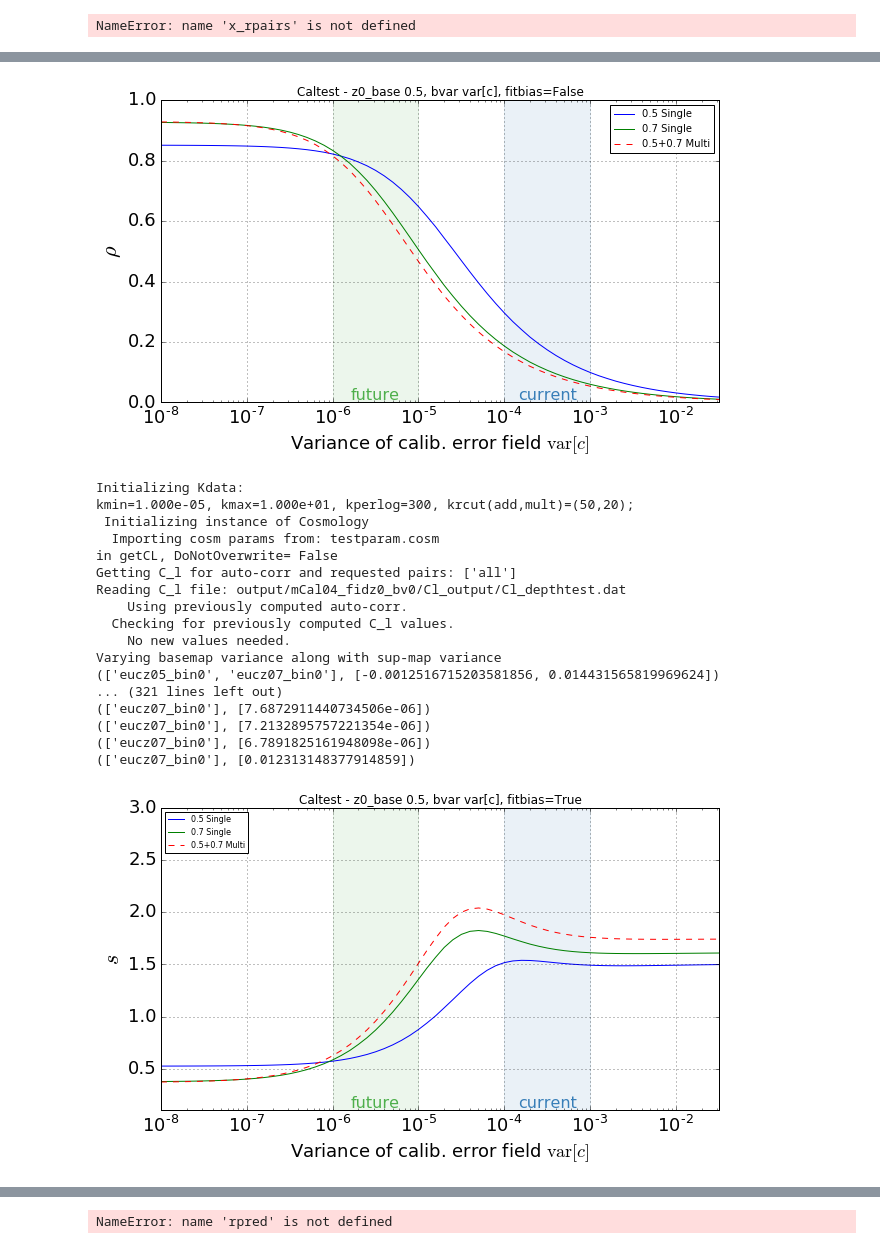
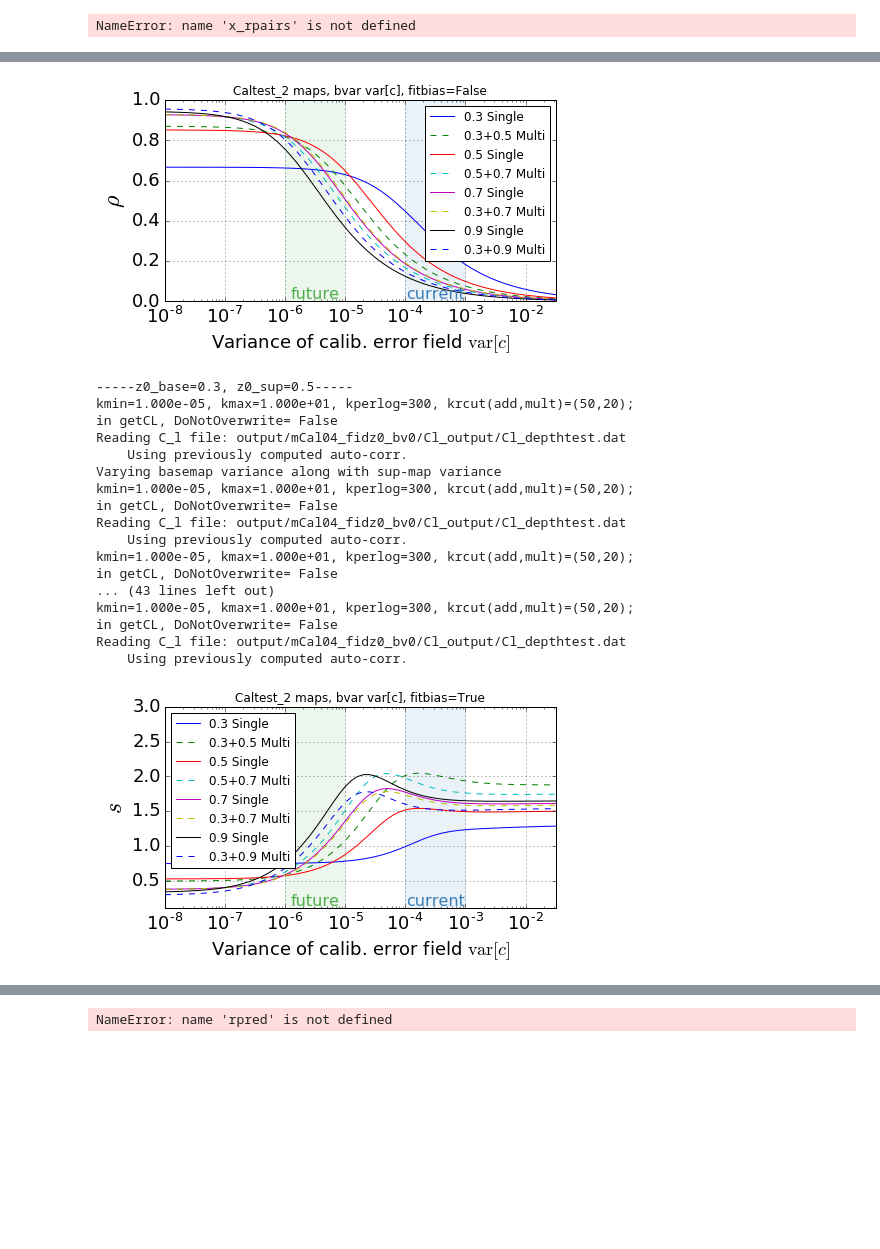
Before and after one commit to jessmuir/isw_reconstr, a Jupyter notebook: NW Multi.ipynb, the cells around one changed output, grey strips where cells are left out. Saved outputs shown, nothing was run; the diff lists cells and outputs as text; code cells hidden in the pictures; blank space fills up the shorter version.

```diff
--- a/NW Multi.ipynb
+++ b/NW Multi.ipynb
@@ -544,9 +557,9 @@ def m_caltest_get_rhoexp(z0_base=0.7,z0_sup=0.7,basevar=0,varlist=[1.e-4],lmax=3
 ####--------- cell 2
 # %%
-def calplotsetup(fig=False):
+def calplotsetup(fig=False,size=(7,4)):
     """call before calplotform to setup figure and axis. Plot desired lines between the two function calls via ax1.plot(...)."""
     if not fig:
-        fig=plt.figure(figsize=(10,6))#(7,4))
+        fig=plt.figure(figsize=size)
         fig.subplots_adjust(bottom=.2)
         fig.subplots_adjust(left=.175)
         fig.subplots_adjust(right=.95)
@@ -561,7 +574,7 @@ def calplotform(axis, varname='rho',show=False):
                   + ax1.get_yticklabels()):
         item.set_fontsize(18)
     for item in ([ax1.yaxis.label]):
-        item.set_fontsize(22)
+        item.set_fontsize(24)#(22)
     plt.sca(ax1)
     ax1.grid(True)
     ax1.set_xscale('log')
@@ -611,9 +624,9 @@ def calplotform(axis, varname='rho',show=False):
 
     plt.sca(ax1)
     if varname=='rho':
-        plt.legend(fontsize=10,loc='upper right',numpoints=1)
+        plt.legend(fontsize=12,loc='upper right',numpoints=1)
     elif varname=='s':
-        plt.legend(fontsize=8,loc='upper left',numpoints=1)
+        plt.legend(fontsize=12,loc='upper left',numpoints=1)
 
     # print 'Saving plot to ',plotdir+outname
     # plt.savefig(plotdir+outname)
@@ -623,20 +782,12 @@ def calplotform(axis, varname='rho',show=False):
 # %%
-z0_base=0.5
-basevar=0
-z0_sup = 0.8
+reclmin=2
 nbar='default'
-z0list_toplot=[.3,.4,.5,.6,.7,.8,.9]#[.1,.2,.3,.4,.5,.6,.7, .8, .9]
-#Cal test Multi:
-#==========================================
-# v v v----- This function (caltest_basic_expplot_forpaper) is from GPFP module. Using to guide mu
-# plots rho exp and data points for one shape and lmin
-#combine stuff from caltest_compare_clcal_shapes with rhoexpplot
+z0pairs=[(.3,.5),(.5,.7),(.7,.3),(.9,.3)]
 outtag='mCal04_fidz0_bv0'
-varname = 'rho'
 plotdir='output/'+outtag+'/plots_forpaper/'
 
 #def caltest_basic_expplot_forpaper(varname='rho',plotdir='output/plots_forpaper/'):
-outname='caltest_'+varname+'_exp_basic.pdf'
+
 #outname='caltest_'+varname+'_exp_test.pdf'
 colorlist=['#e41a1c','#377eb8','#4daf4a','#984ea3','#ff7f00']#qualitative
 reclmin=2
@@ -649,31 +800,32 @@ lmaxcal=30#max ell for caliberror
 #what points to plot
 varlist=list(runeuc.caltest_get_logspaced_varlist(minvar=1.e-8,maxvar=100,Nperlog=10))
 shortvarlist=[1.e-7,1.e-6,1.e-5,1.e-4,1.e-3,1.e-2]#for data points
-
+basevar=varlist[:]
 rhoexplist=[]#will be 1D; [variance ]
 
 for varname in ['rho','s']:
+    outname='caltest_'+varname+'_exp_basic.pdf'
     for fitbias in (True, False):
         fig, ax1 = calplotsetup()
-        for (z0_1,z0_2) in [(.5,.7)]:#(.3,.5),(.5,.7),(.7,.3)]:
-
-            basevar_temp = varlist
-            rhoexp_temp = m_caltest_get_rhoexp(z0_base=z0_1, z0_sup=z0_2, basevar=basevar_temp,varlist=varlist,lmax=lmaxcal,lmin=lmincal,
+        for (z0_1,z0_2) in z0pairs:
+            print '\n-----z0_base={0}, z0_sup={1}-----'.format(z0_1,z0_2)
+            exp_temp = m_caltest_get_rhoexp(z0_base=z0_1, z0_sup=z0_2, basevar=basevar,varlist=varlist[:],lmax=lmaxcal,lmin=lmincal,
                                         shape=shape,width=width,overwrite=True,doplot=False,saverho=False,varname=varname,
                                         reclmin=reclmin,outtag=outtag,fitbias=fitbias)
-            rhoexp_temp_sing1 = m_caltest_get_rhoexp(z0_base=False, z0_sup=z0_1, basevar=False,varlist=varlist,lmax=lmaxcal,lmin=lmincal,
+            exp_temp_sing1 = m_caltest_get_rhoexp(z0_base=False, z0_sup=z0_1, basevar=False,varlist=varlist[:],lmax=lmaxcal,lmin=lmincal,
                                         shape=shape,width=width,overwrite=True,doplot=False,saverho=False,varname=varname,
                                         reclmin=reclmin,outtag=outtag,fitbias=fitbias)
-            rhoexp_temp_sing2 = m_caltest_get_rhoexp(z0_base=False, z0_sup=z0_2, basevar=False,varlist=varlist,lmax=lmaxcal,lmin=lmincal,
+            exp_temp_sing2 = m_caltest_get_rhoexp(z0_base=False, z0_sup=z0_2, basevar=False,varlist=varlist[:],lmax=lmaxcal,lmin=lmincal,
                                         shape=shape,width=width,overwrite=True,doplot=False,saverho=False,varname=varname,
                                         reclmin=reclmin,outtag=outtag,fitbias=fitbias)
-            ax1.plot(varlist[:-1],rhoexp_temp_sing1[:-1],'-',label='{0:.1} Single'.format(z0_1,))
-            ax1.plot(varlist[:-1],rhoexp_temp_sing2[:-1],'-',label='{0:.1} Single'.format(z0_2,))
-            ax1.plot(varlist[:-1],rhoexp_temp[:-1],'--',label='{0:.1}+{1:.1} Multi'.format(min(z0_1,z0_2),max(z0_1,z0_2)))
+
+            ax1.plot(varlist[:-1],exp_temp_sing1[:-1],'-',label='{0:.1} Single'.format(z0_1,))
+#             ax1.plot(varlist[:-1],exp_temp_sing2[:-1],'-',label='{0:.1} Single'.format(z0_2,))
+            ax1.plot(varlist[:-1],exp_temp[:-1],'--',label='{0:.1}+{1:.1} Multi'.format(min(z0_1,z0_2),max(z0_1,z0_2)))
         ax1=calplotform(ax1,varname=varname) #format like caltest plot
-        if basevar_temp==varlist: bvlabel = 'var[c]'
+        if basevar==varlist: bvlabel = 'var[c]'
         else: bvlabel='{0}'.format(basevar,)
         # plt.title('z0base={0}, z0sup={1}, basevar={2}'.format(z0_base,z0_sup,bvlabel))
-        plt.title('Caltest - z0_base {0:.1f}, bvar {1}, fitbias={2}'.format(z0_base,bvlabel,fitbias))
+        plt.title('Caltest_2 maps, bvar {1}, fitbias={2}'.format(z0_1,bvlabel,fitbias))
         plt.show()
 # %% [output]
@@ -715,19 +867,19 @@ Varying basemap variance along with sup-map variance
-[figure, old version]
+[figure, new version]
-Initializing Kdata:
+-----z0_base=0.3, z0_sup=0.5-----
 kmin=1.000e-05, kmax=1.000e+01, kperlog=300, krcut(add,mult)=(50,20);
- Initializing instance of Cosmology
-  Importing cosm params from: testparam.cosm
 in getCL, DoNotOverwrite= False
-Getting C_l for auto-corr and requested pairs: ['all']
 Reading C_l file: output/mCal04_fidz0_bv0/Cl_output/Cl_depthtest.dat
     Using previously computed auto-corr.
-  Checking for previously computed C_l values.
-    No new values needed.
 Varying basemap variance along with sup-map variance
-(['eucz05_bin0', 'eucz07_bin0'], [-0.0012516715203581856, 0.014431565819969624])
-... (321 lines left out)
-(['eucz07_bin0'], [7.6872911440734506e-06])
-(['eucz07_bin0'], [7.2132895757221354e-06])
-(['eucz07_bin0'], [6.7891825161948098e-06])
-(['eucz07_bin0'], [0.012313148377914859])
+kmin=1.000e-05, kmax=1.000e+01, kperlog=300, krcut(add,mult)=(50,20);
+in getCL, DoNotOverwrite= False
+Reading C_l file: output/mCal04_fidz0_bv0/Cl_output/Cl_depthtest.dat
+    Using previously computed auto-corr.
+kmin=1.000e-05, kmax=1.000e+01, kperlog=300, krcut(add,mult)=(50,20);
+in getCL, DoNotOverwrite= False
+... (43 lines left out)
+kmin=1.000e-05, kmax=1.000e+01, kperlog=300, krcut(add,mult)=(50,20);
+in getCL, DoNotOverwrite= False
+Reading C_l file: output/mCal04_fidz0_bv0/Cl_output/Cl_depthtest.dat
+    Using previously computed auto-corr.
-[figure, old version]
+[figure, new version]
```
Also changed, not shown: parts of 12 cells of this notebook, 5 other files.
